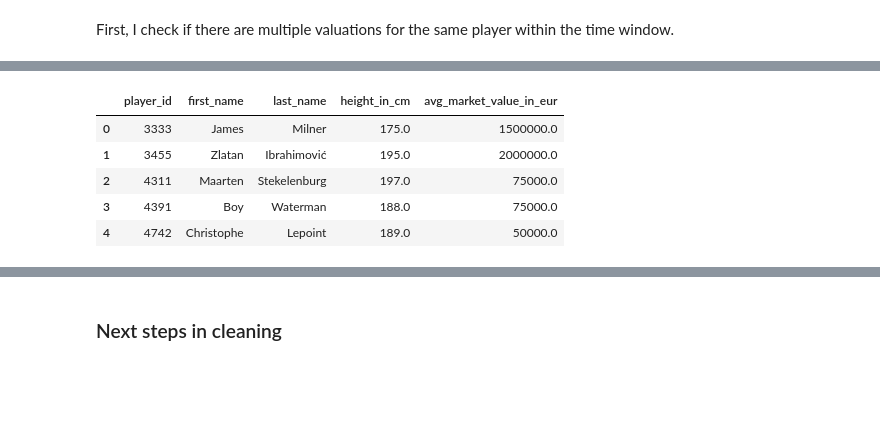
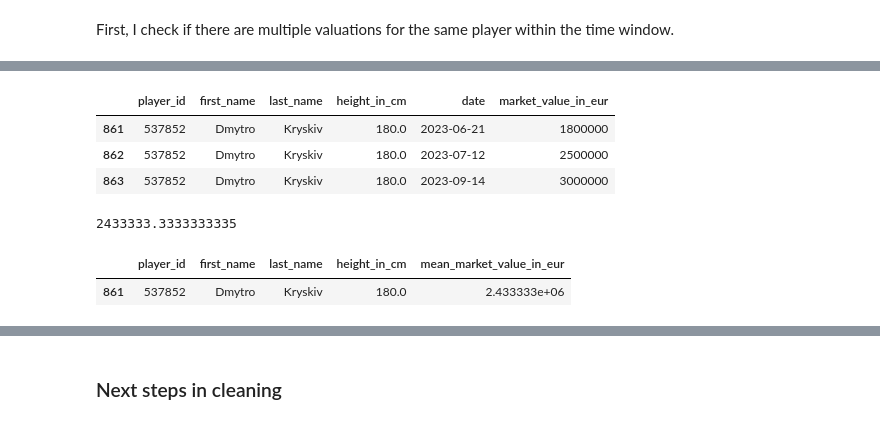
Before and after one commit to MarcoWong96/Capstone-Project, a Jupyter notebook: Notebooks/Initial_EDA.ipynb, the cells around one changed output, grey strips where cells are left out. Cells and saved outputs as stored; diff of their text form; code cells hidden in the pictures; blank space fills up the shorter version.

```diff
--- a/Notebooks/Initial_EDA.ipynb
+++ b/Notebooks/Initial_EDA.ipynb
@@ -811,13 +954,23 @@ We do the same for the 2023 table.
+# %%
+# Check to see one duplicated entry.
+merged_2023[merged_2023['player_id'] == 537852]
+# %% [output]
+|  | player_id | first_name | last_name | height_in_cm | date | market_value_in_eur |
+| 861 | 537852 | Dmytro | Kryskiv | 180.0 | 2023-06-21 | 1800000 |
+| 862 | 537852 | Dmytro | Kryskiv | 180.0 | 2023-07-12 | 2500000 |
+| 863 | 537852 | Dmytro | Kryskiv | 180.0 | 2023-09-14 | 3000000 |
+# %%
+# New valuation should equal to average of these 3.
+(1_800_000 + 2_500_000 + 3_000_000) / 3
+# %% [output]
+2433333.3333333335
 # %%
-merged_2023 = merged_2023.groupby(['player_id','first_name','last_name','height_in_cm'])['market_value_in_eur'].mean().reset_index()
+merged_2023['mean_market_value_in_eur'] = merged_2023.groupby(['player_id'])['market_value_in_eur'].transform('mean')
-# %%
-merged_2023 = merged_2023.rename(columns= {'market_value_in_eur' : 'avg_market_value_in_eur'})
+# %%
+merged_2023 = merged_2023.drop(columns=['market_value_in_eur','date']).drop_duplicates(subset = ['player_id'])
 # %%
-merged_2023.head()
+# Checking to see above player has correct valuation
+merged_2023[merged_2023['player_id'] == 537852]
 # %% [output]
-|  | player_id | first_name | last_name | height_in_cm | avg_market_value_in_eur |
-| 0 | 3333 | James | Milner | 175.0 | 1500000.0 |
-| 1 | 3455 | Zlatan | Ibrahimović | 195.0 | 2000000.0 |
-| 2 | 4311 | Maarten | Stekelenburg | 197.0 | 75000.0 |
-| 3 | 4391 | Boy | Waterman | 188.0 | 75000.0 |
-| 4 | 4742 | Christophe | Lepoint | 189.0 | 50000.0 |
+|  | player_id | first_name | last_name | height_in_cm | mean_market_value_in_eur |
+| 861 | 537852 | Dmytro | Kryskiv | 180.0 | 2.433333e+06 |
```
Also changed, not shown: parts of 56 cells of this notebook, 11 other files.
